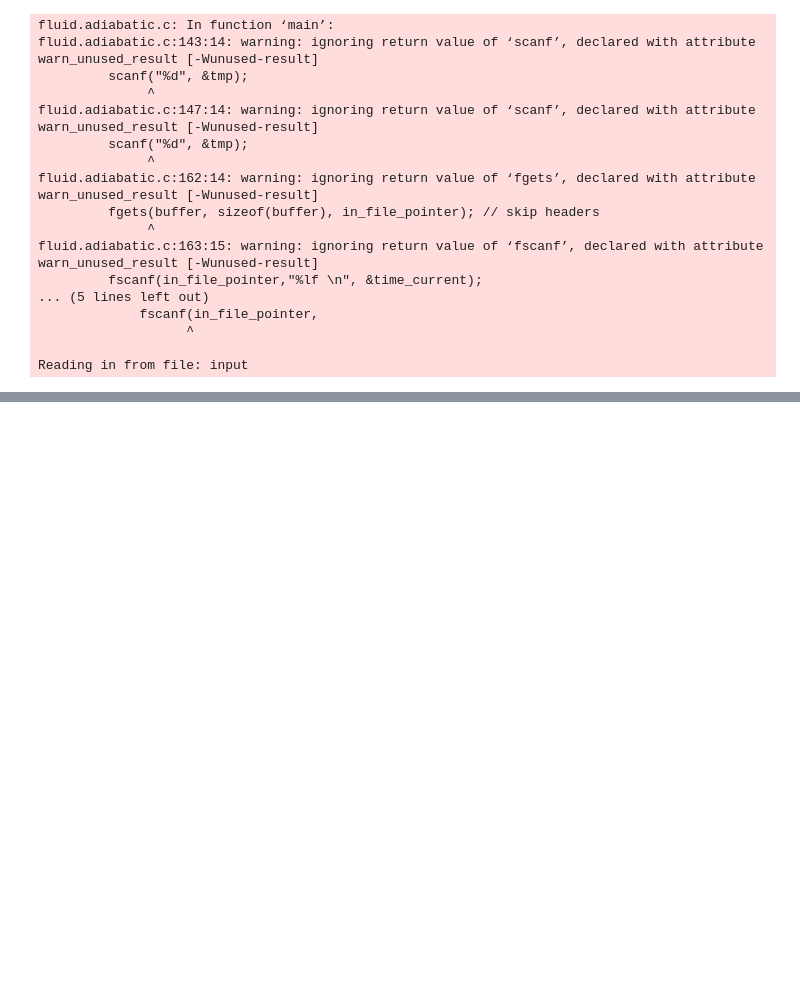
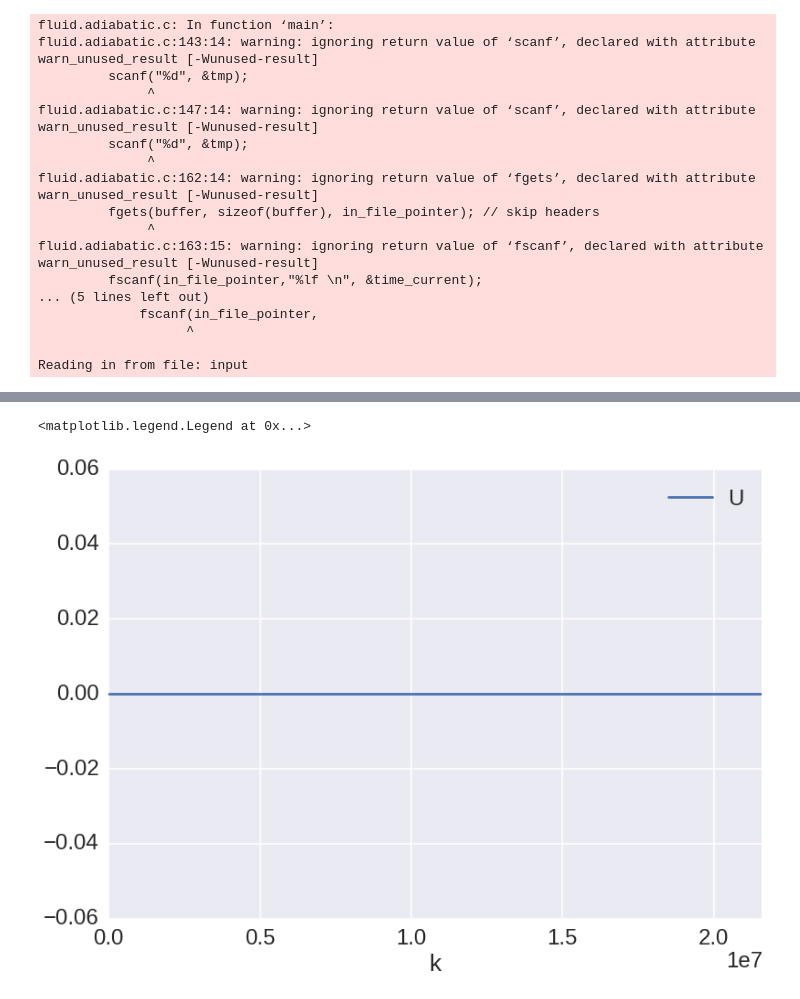
Before and after one commit to egentry/clustered_SNe, a Jupyter notebook: prototyping.ipynb, the cells around one changed output, grey strips where cells are left out. Drawn from its saved outputs; the diff is of its cells as text; code cells hidden in the pictures; blank space fills up the shorter version.

```diff
--- a/prototyping.ipynb
+++ b/prototyping.ipynb
@@ -280,0 +216,7 @@ energy conserved to:  6.74638352336e-05
+# %%
+
+df_velos.loc[1].set_index(["k"]).U.plot()
+plt.legend(loc="best")
+# %% [output]
+<matplotlib.legend.Legend at 0x...>
+[figure, added]
```
Also changed, not shown: parts of 10 cells of this notebook, 19 other files.
